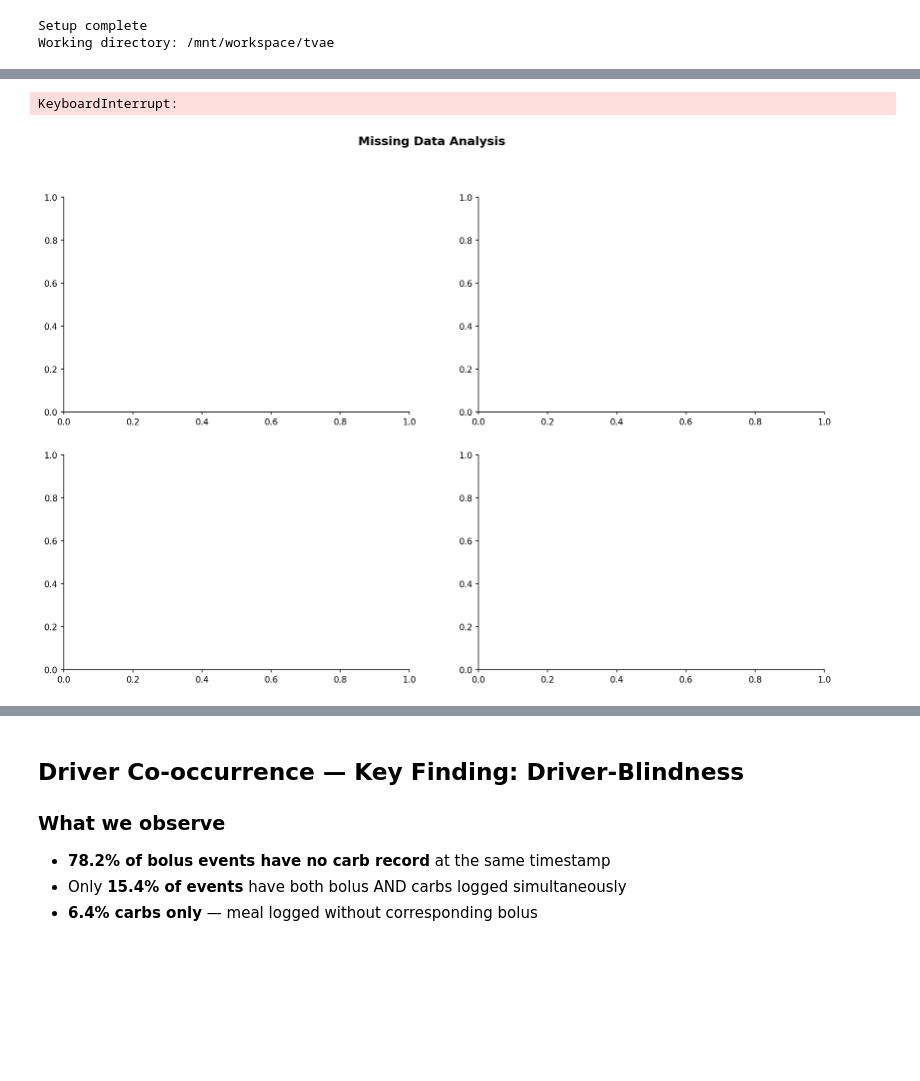
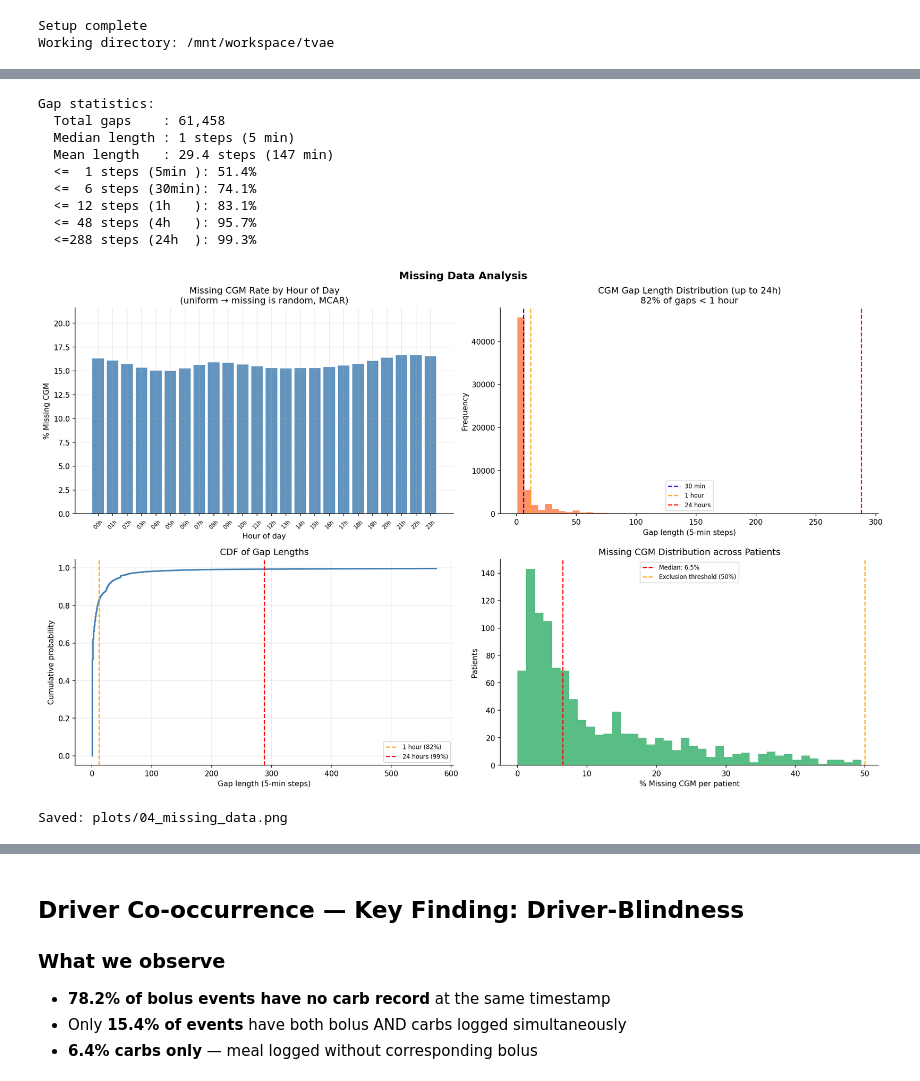
Before and after one commit to marcfont14/tvae, a Jupyter notebook: notebooks/01_exploration.ipynb, the cells around one changed output, grey strips where cells are left out. Drawn from its saved outputs; the diff is of its cells as text; code cells hidden in the pictures; blank space fills up the shorter version.

Commit message:
refactor: reorganize data directory structure

```diff
--- a/notebooks/01_exploration.ipynb
+++ b/notebooks/01_exploration.ipynb
@@ -67,6 +67,6 @@ Estimated monitoring time:
 # %%
 # Cell 3 — Global statistics (streaming)
-f = pq.ParquetFile('raw_data/metabonet_train_filtered.parquet')
+f = pq.ParquetFile('data/interim/combined_filtered.parquet')
 
 stats = {
     'total_rows'   : 0,
@@ -140,7 +140,7 @@ Global Statistics — Filtered Dataset
   Note: In IOBP2 dataset all insulin recorded as bolus → insulin column most reliable
 # %%
 # Cell 4 — Per-patient statistics (streaming)
-f = pq.ParquetFile('raw_data/metabonet_train_filtered.parquet')
+f = pq.ParquetFile('data/interim/combined_filtered.parquet')
 
 patient_stats = defaultdict(lambda: {
     'rows': 0, 'cgm_missing': 0, 'cgm_sum': 0.0,
@@ -306,17 +333,17 @@ fig.suptitle("METABONET — Dataset Overview", fontsize=14, fontweight='bold')
 
 # 1: Inclusion funnel
 ax = axes[0]
-stages = ['METABONET total\n(all patients)',
+stages = ['Raw dataset\n(3,135 METABONET + 247 T1DEXI)',
           'With sufficient drivers\n(≥10 bolus + ≥10 carbs)',
           'CGM quality filter\n(std > 15 mg/dL)',
           'Final dataset']
-counts = [3135, 831, 806, len(inc)]
+counts = [3135 + 247, 1078, 1046, len(inc)]
 colors_f = ['lightgray', 'steelblue', 'mediumseagreen', 'gold']
 bars = ax.barh(stages, counts, color=colors_f, alpha=0.85)
 for bar, val in zip(bars, counts):
     ax.text(bar.get_width() + 30,
             bar.get_y() + bar.get_height() / 2,
-            f'{val}  ({100*val/3135:.0f}%)',
+            f'{val}  ({100*val/(3135 + 247):.0f}%)',
             va='center', fontsize=10, fontweight='bold')
 ax.set_xlabel('Patients')
 ax.set_title('Patient Inclusion Funnel')
@@ -451,20 +478,27 @@ print("Saved: plots/02_demographics.png")
 Saved: plots/02_demographics.png
 # %%
-# Cell 8a — Compute TIR per patient per modality (used in Cell 8b)
-modality_tir = defaultdict(list)
+# Cell 8a — Compute TIR per patient per modality
+from collections import defaultdict
 
-f = pq.ParquetFile('raw_data/metabonet_train_filtered.parquet')
+cgm_buffer = defaultdict(list)
+
+f = pq.ParquetFile('data/interim/combined_filtered.parquet')
 for batch in f.iter_batches(columns=['id', 'CGM'], batch_size=1_000_000):
     df = batch.to_pandas()
     for pid, grp in df.groupby('id'):
-        mod = pid_to_modality.get(pid, 'unknown')
-        if mod not in ['AID', 'SAP', 'MDI']:
-            continue
         cgm = grp['CGM'].dropna()
         cgm = cgm[cgm.between(CGM_MIN, CGM_MAX)]
         if len(cgm) > 0:
-            tir = 100 * cgm.between(TARGET_LOW, TARGET_HIGH).mean()
-            modality_tir[mod].append(tir)
+            cgm_buffer[pid].append(cgm)
+
+modality_tir = defaultdict(list)
+for pid, cgm_list in cgm_buffer.items():
+    mod = pid_to_modality.get(str(pid), 'unknown')
+    if mod not in ['AID', 'SAP', 'MDI']:
+        continue
+    cgm_all = pd.concat(cgm_list)
+    tir = 100 * cgm_all.between(TARGET_LOW, TARGET_HIGH).mean()
+    modality_tir[mod].append(tir)
 
 for mod in ['AID', 'SAP', 'MDI']:
     vals = modality_tir[mod]
@@ -547,7 +581,7 @@ cgm_count_by_hour    = np.zeros(24)
 sample_pids = df_valid.sample(100, random_state=42)['id'].astype(str).tolist()
 patient_gaps = defaultdict(list)
 
-f = pq.ParquetFile('raw_data/metabonet_train_filtered.parquet')
+f = pq.ParquetFile('data/interim/combined_filtered.parquet')
 for batch in f.iter_batches(columns=['id', 'date', 'CGM'], batch_size=1_000_000):
     df = batch.to_pandas()
     df['date'] = pd.to_datetime(df['date'])
@@ -609,35 +643,44 @@ sorted_gaps = np.sort(all_gaps)
 cdf = np.arange(1, len(sorted_gaps) + 1) / len(sorted_gaps)
 ax.plot(sorted_gaps[sorted_gaps <= 576],
         cdf[sorted_gaps <= 576],
         color='steelblue', lw=2)
 ax.axvline(12,  color='orange', linestyle='--', lw=1.5, label='1 hour (82%)')
 ax.axvline(288, color='red',    linestyle='--', lw=1.5, label='24 hours (99%)')
 ax.set_xlabel('Gap length (5-min steps)')
 ax.set_ylabel('Cumulative probability')
 ax.set_title('CDF of Gap Lengths')
 ax.legend(fontsize=8)
 ax.grid(alpha=0.3)
 
 # 4: Missing % per patient
 ax = axes[1, 1]
 ax.hist(df_valid['cgm_missing_pct'], bins=40,
         color='mediumseagreen', alpha=0.85, edgecolor='none')
 ax.axvline(df_valid['cgm_missing_pct'].median(),
            color='red', linestyle='--', lw=1.5,
            label=f"Median: {df_valid['cgm_missing_pct'].median():.1f}%")
 ax.axvline(50, color='orange', linestyle='--', lw=1.5, label='Exclusion threshold (50%)')
 ax.set_xlabel('% Missing CGM per patient')
 ax.set_ylabel('Patients')
 ax.set_title('Missing CGM Distribution across Patients')
 ax.legend(fontsize=8)
 
 plt.tight_layout()
 plt.savefig('plots/04_missing_data.png', dpi=150, bbox_inches='tight')
 plt.show()
 print("Saved: plots/04_missing_data.png")
 # %% [output]
-KeyboardInterrupt:
+Gap statistics:
+  Total gaps    : 61,458
+  Median length : 1 steps (5 min)
+  Mean length   : 29.4 steps (147 min)
+  <=  1 steps (5min ): 51.4%
+  <=  6 steps (30min): 74.1%
+  <= 12 steps (1h   ): 83.1%
+  <= 48 steps (4h   ): 95.7%
+  <=288 steps (24h  ): 99.3%
-[figure, old version]
+[figure, new version]
+Saved: plots/04_missing_data.png
 # %%
 # Cell 10 — Driver events analysis + co-occurrence
 fig, axes = plt.subplots(2, 3, figsize=(18, 10))
```
Also changed, not shown: parts of 19 cells of this notebook, 2 other files.
